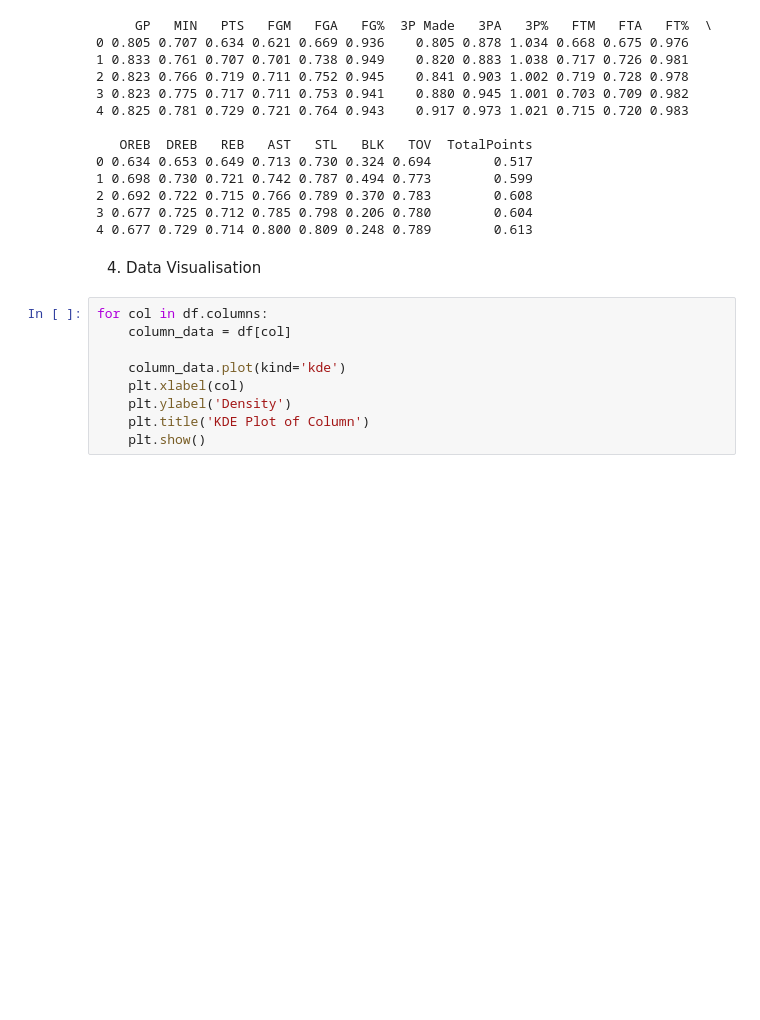
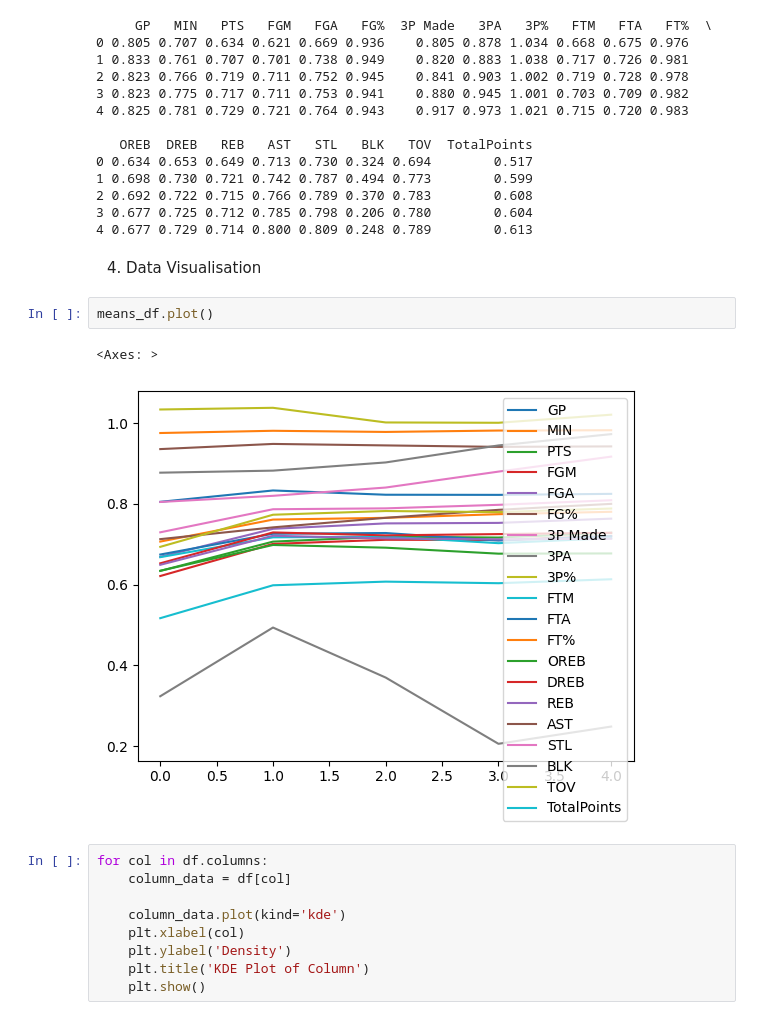
Before and after one commit to arthurso2023/ADSI_Assignment, a Jupyter notebook: notebooks/NBA-EDA.ipynb, the cells around one changed output. Cells and saved outputs as stored; diff of their text form; blank space fills up the shorter version.

Commit message:
adding diagram of the means_df

```diff
--- a/notebooks/NBA-EDA.ipynb
+++ b/notebooks/NBA-EDA.ipynb
@@ -127,6 +127,11 @@ print(means_df)
 4 0.677 0.729 0.714 0.800 0.809 0.248 0.789        0.613
 # %% [markdown]
 4. Data Visualisation
+# %%
+means_df.plot()
+# %% [output]
+<Axes: >
+[figure, added]
 # %%
 for col in df.columns:
     column_data = df[col]
```
